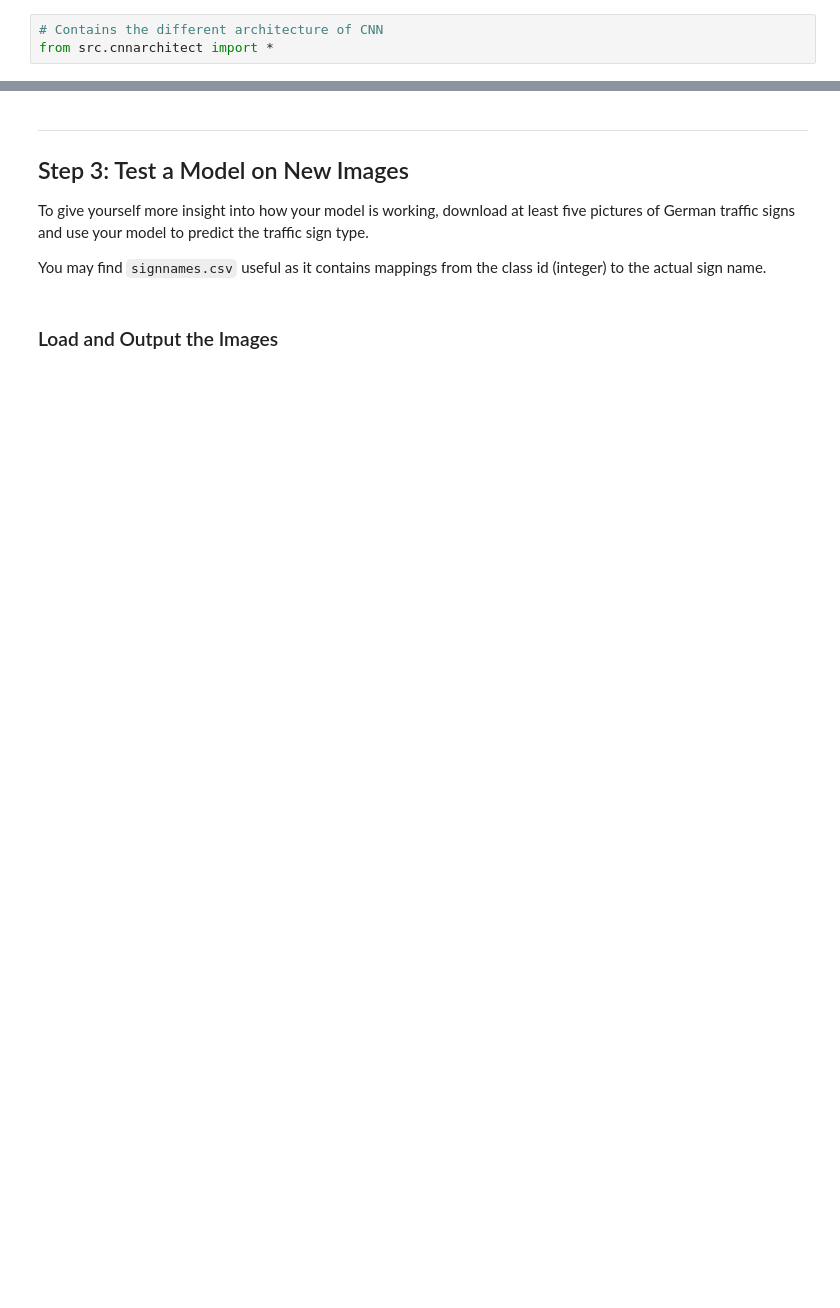
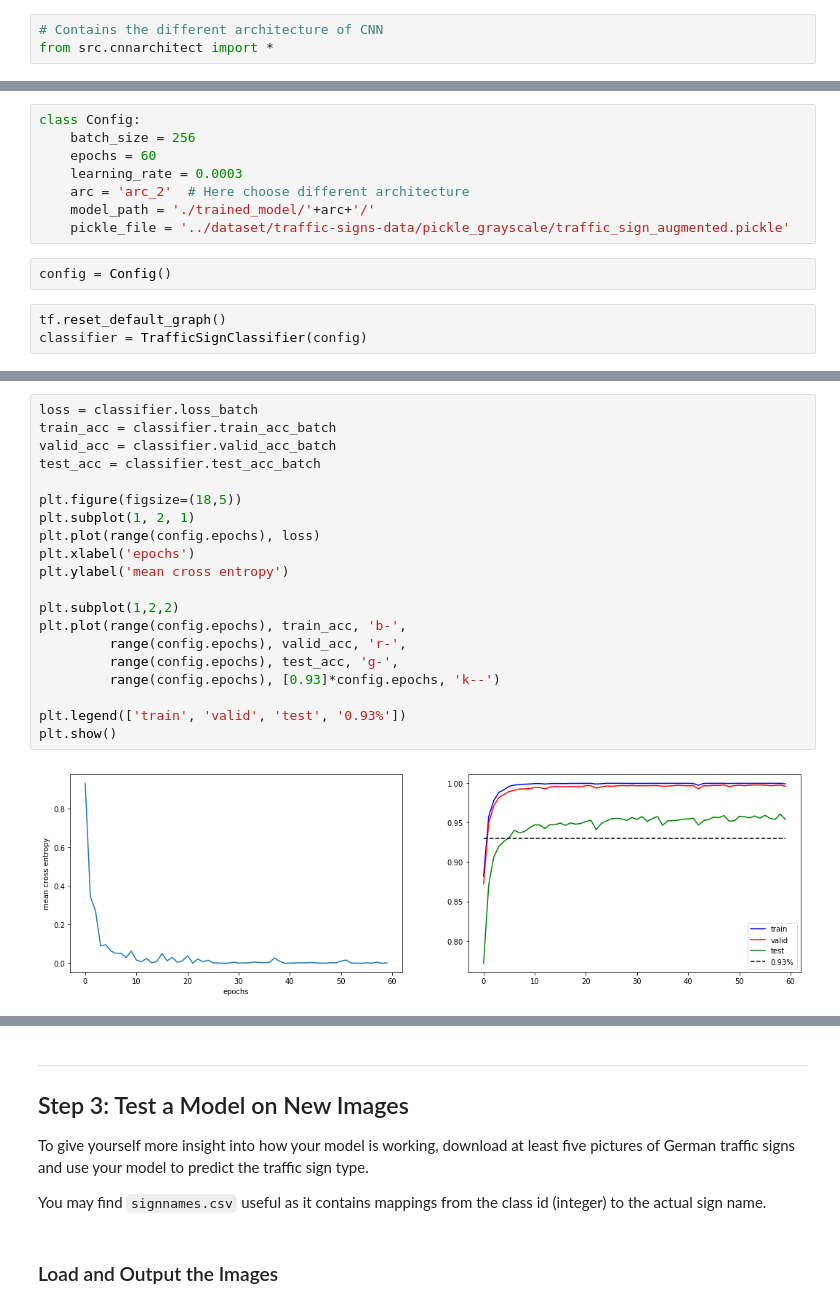
Before and after one commit to Tsuihao/CarND-Traffic-Sign-Classifier-Project, a Jupyter notebook: Traffic_Sign_Classifier.ipynb, the cells around one changed output, grey strips where cells are left out. Cells and saved outputs as stored; diff of their text form; blank space fills up the shorter version.

Commit message:
- Complete the cnn architecture class - Refoctory the python notebook - Add arc_2 - Edit writeup

```diff
--- a/Traffic_Sign_Classifier.ipynb
+++ b/Traffic_Sign_Classifier.ipynb
@@ -463,0 +326,13 @@ Test accuracy = 0.962
+# %%
+class Config:
+    batch_size = 256
+    epochs = 60
+    learning_rate = 0.0003
+    arc = 'arc_2'  # Here choose different architecture
+    model_path = './trained_model/'+arc+'/'
+    pickle_file = '../dataset/traffic-signs-data/pickle_grayscale/traffic_sign_augmented.pickle'
+# %%
+config = Config()
+# %%
+tf.reset_default_graph()
+classifier = TrafficSignClassifier(config)
@@ -463,0 +361,22 @@ Test accuracy = 0.962
+# %%
+loss = classifier.loss_batch
+train_acc = classifier.train_acc_batch
+valid_acc = classifier.valid_acc_batch
+test_acc = classifier.test_acc_batch
+
+plt.figure(figsize=(18,5))
+plt.subplot(1, 2, 1)
+plt.plot(range(config.epochs), loss)
+plt.xlabel('epochs')
+plt.ylabel('mean cross entropy')
+
+plt.subplot(1,2,2)
+plt.plot(range(config.epochs), train_acc, 'b-',
+         range(config.epochs), valid_acc, 'r-',
+         range(config.epochs), test_acc, 'g-',
+         range(config.epochs), [0.93]*config.epochs, 'k--')
+
+plt.legend(['train', 'valid', 'test', '0.93%'])
+plt.show()
+# %% [output]
+[figure, added]
```
Also changed, not shown: parts of 29 cells of this notebook, 30 other files.
